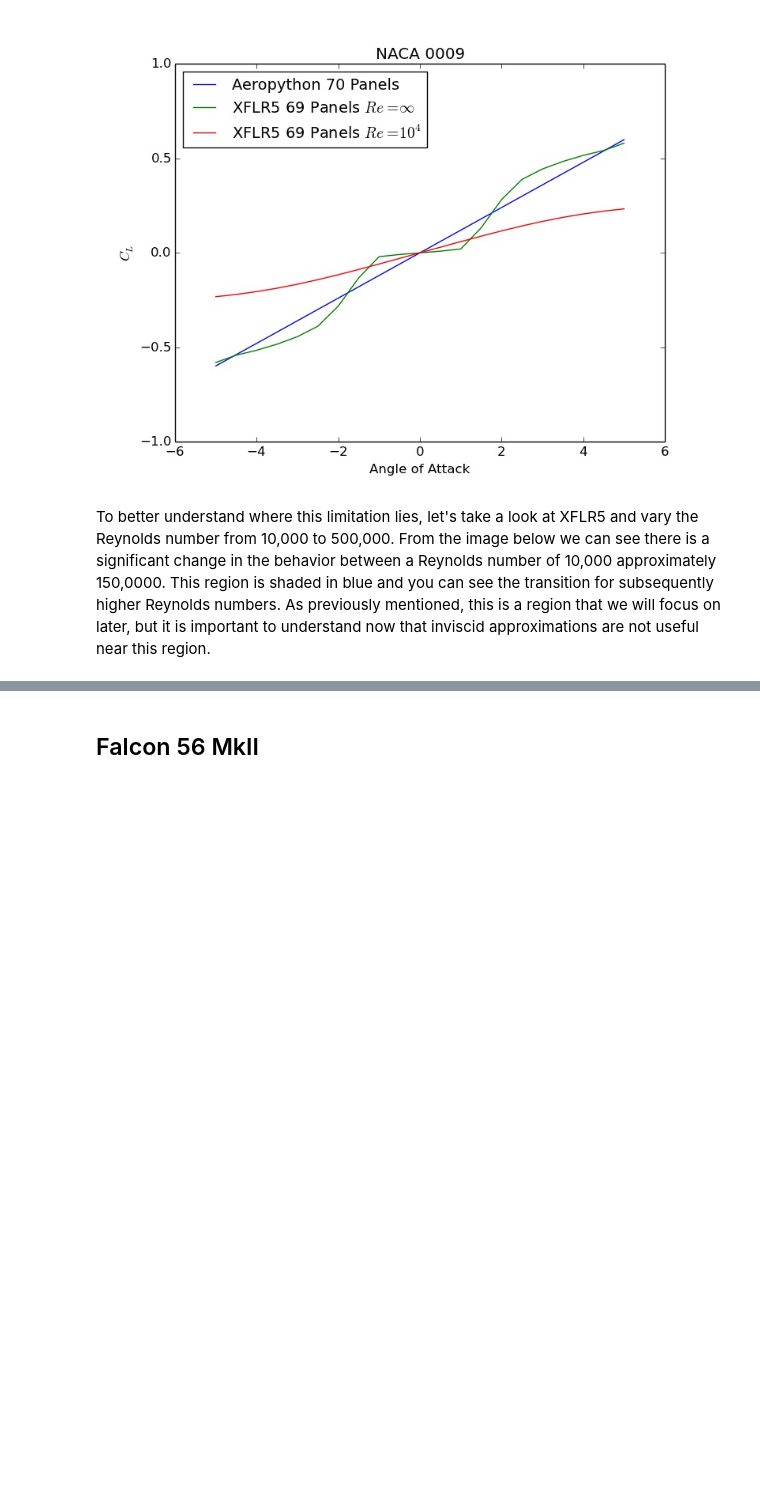
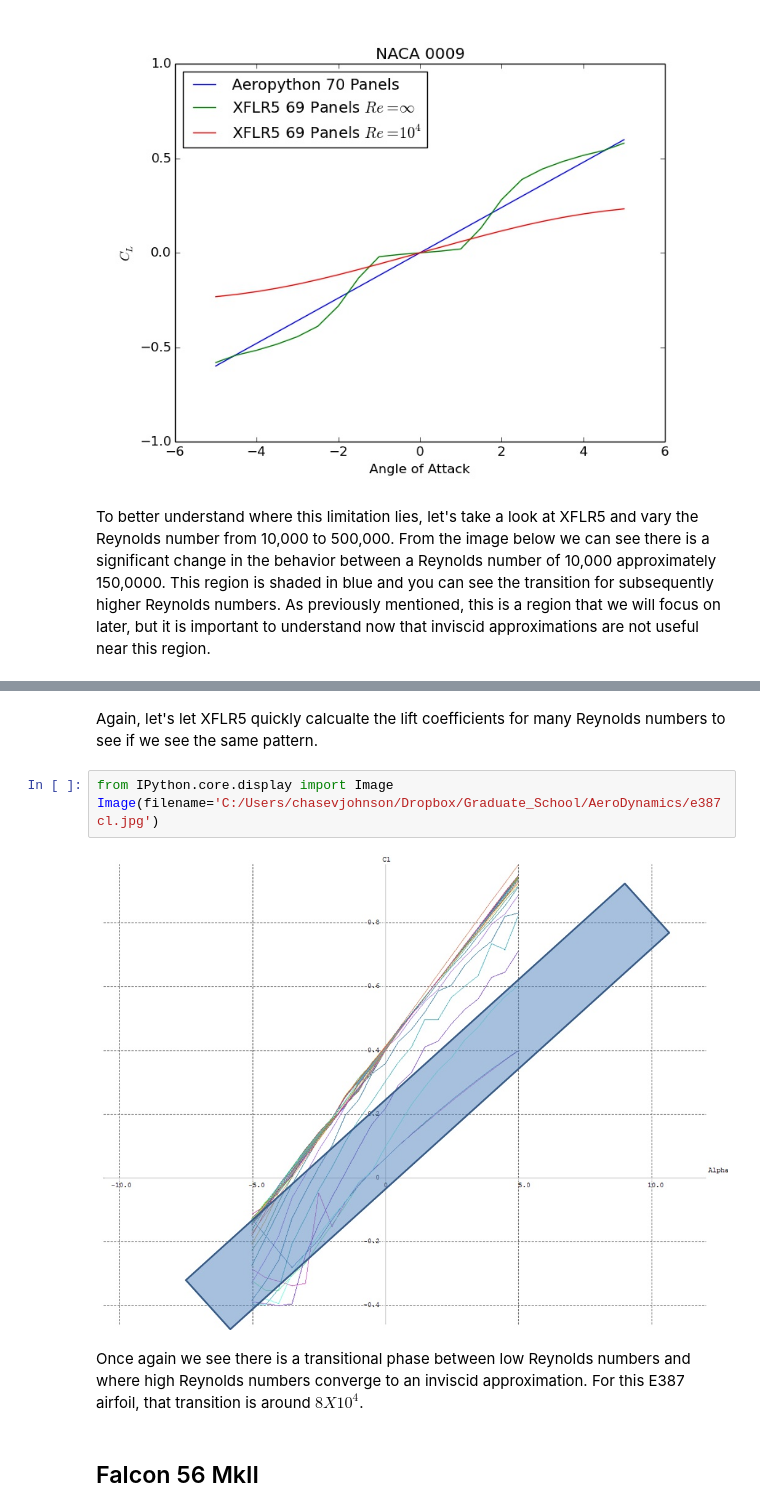
Before and after one commit to LTChaseJohnson/MAE6226, a Jupyter notebook: final project.ipynb, the cells around one changed output, grey strips where cells are left out. Saved outputs shown, nothing was run; the diff lists cells and outputs as text; blank space fills up the shorter version.

```diff
--- a/final project.ipynb
+++ b/final project.ipynb
@@ -221,3 +232,12 @@ Image(filename='C:/Users/chasevjohnson/Dropbox/Graduate_School/AeroDynamics/n000
+# %% [markdown]
+Again, let's let XFLR5 quickly calcualte the lift coefficients for many Reynolds numbers to see if we see the same pattern.
+# %%
+from IPython.core.display import Image
+Image(filename='C:/Users/chasevjohnson/Dropbox/Graduate_School/AeroDynamics/e387cl.jpg')
+# %% [output]
+[figure, added]
+# %% [markdown]
+Once again we see there is a transitional phase between low Reynolds numbers and where high Reynolds numbers converge to an inviscid approximation.  For this E387 airfoil, that transition is around $8X10^4$.
 # %% [markdown]
 ## Falcon 56 MkII
 # %% [markdown]
```
Also changed, not shown: parts of 8 cells of this notebook.
